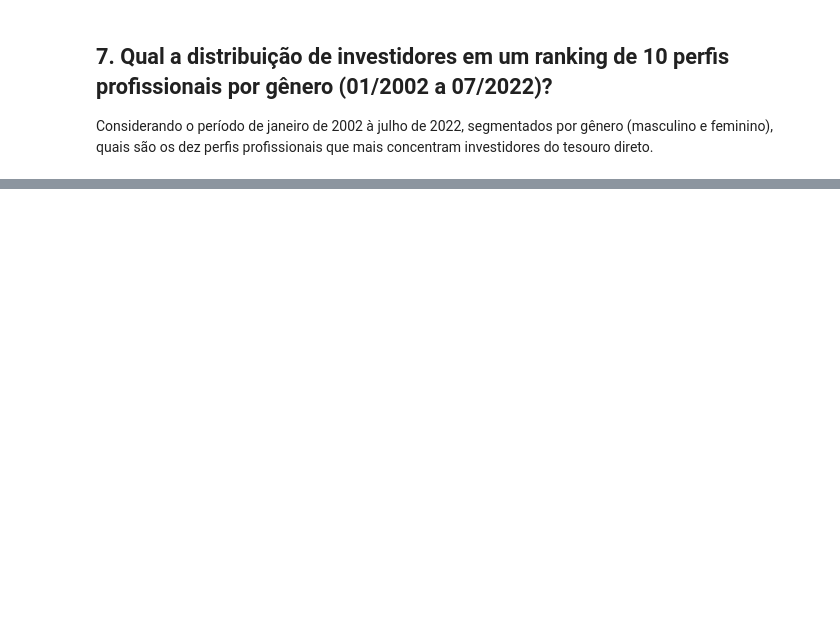
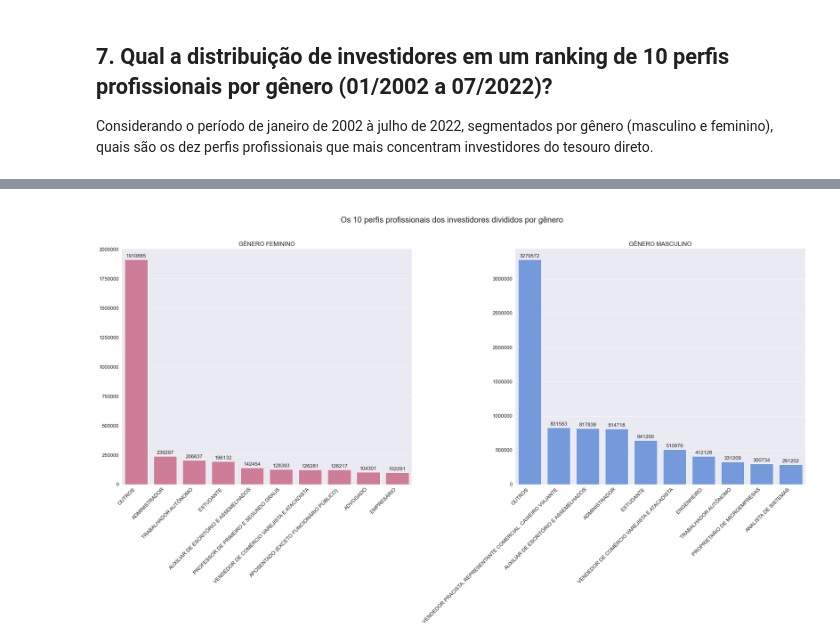
Before and after one commit to emso-exe/Investidores_do_tesouro_direto, a Jupyter notebook: analise_de_dados.ipynb, the cells around one changed output, grey strips where cells are left out. Drawn from its saved outputs; the diff is of its cells as text; code cells hidden in the pictures; blank space fills up the shorter version.

```diff
--- a/analise_de_dados.ipynb
+++ b/analise_de_dados.ipynb
@@ -504,16 +506,12 @@ df_investidores_ano
 plt.figure(figsize=(25, 10))
 plot = sns.barplot(x=df_investidores_ano.index,
                    y=df_investidores_ano['qtde'],
-                   orient='v',
-                   palette=['mediumseagreen'])
+                   orient='v', palette=['mediumseagreen'])
 for i in plot.patches:
     plot.annotate(format(i.get_height(), '3.0f'),
                   (i.get_x() + i.get_width() / 2, i.get_height()),
-                  ha='center',
-                  va='baseline',
-                  fontsize=13,
-                  xytext=(0, 5),
-                  textcoords='offset points')
+                  ha='center', va='baseline', fontsize=13,
+                  xytext=(0, 5), textcoords='offset points')
 plt.axvline(x=12, linestyle='--', color='red', alpha=0.5)
 plt.axvline(x=14.2, linestyle='--', color='red', alpha=0.5)
 plt.axvline(x=16.2, linestyle='--', color='goldenrod')
@@ -701,16 +699,12 @@ df_investidores_cidades
 plt.figure(figsize=(25, 10))
 plot = sns.barplot(x=df_investidores_cidades.index,
                    y=df_investidores_cidades['qtde'],
-                   orient='v',
-                   palette='hls')
+                   orient='v', palette='hls')
 for i in plot.patches:
     plot.annotate(format(i.get_height(), '3.0f'),
                   (i.get_x()+i.get_width()/2, i.get_height()),
-                  ha='center',
-                  va='baseline',
-                  fontsize=13,
-                  xytext=(0, 5),
-                  textcoords='offset points')
+                  ha='center', va='baseline', fontsize=13,
+                  xytext=(0, 5), textcoords='offset points')
 plt.ylim(0, 2300000)
 plt.xticks(size=13)
 plt.yticks(size=13)
@@ -1050,0 +1024,37 @@ plt.show()
+# %%
+# Função para criar gráficos de profissões divididos por gêneros
+# param1: dataframe
+# param2: axis
+# param3: cor da barra
+# param4: título do gráfico
+
+def graf_prof_gen(param1, param2, param3, param4):
+    plot = sns.barplot(data=param1, x=param1.index, y='qtde',
+                       ci=False, dodge=True, ax=param2, orient='v', palette=[param3])
+    for i in plot.patches:
+        plot.annotate(format(i.get_height(), '.0f'),
+                      (i.get_x() + i.get_width()/2, i.get_height()),
+                      ha='center', va='baseline', fontsize=13,
+                      xytext=(0, 5), textcoords='offset points')
+    param2.tick_params(labelsize=13)
+    param2.set_ylabel('')
+    param2.set_xlabel('')
+    param2.set_title(param4, loc='center', fontsize=15)
+    param2.ticklabel_format(style='plain', axis='y')
+    plt.setp(param2.get_xticklabels(), rotation=45, ha='right', fontsize=13)
+
+
+fig, (ax1, ax2) = plt.subplots(ncols=2, nrows=1, figsize=(25, 15))
+
+graf_prof_gen(df_investidores_profissao_f, ax1,
+              'palevioletred', 'GÊNERO FEMININO')
+graf_prof_gen(df_investidores_profissao_m, ax2,
+              'cornflowerblue', 'GÊNERO MASCULINO')
+
+fig.suptitle(
+    '\nOs 10 perfis profissionais dos investidores divididos por gênero\n\n', fontsize=20)
+plt.subplots_adjust(top=1, bottom=0.95)
+plt.tight_layout()
+plt.show()
+# %% [output]
+[figure, added]
```
Also changed, not shown: parts of 15 cells of this notebook.
